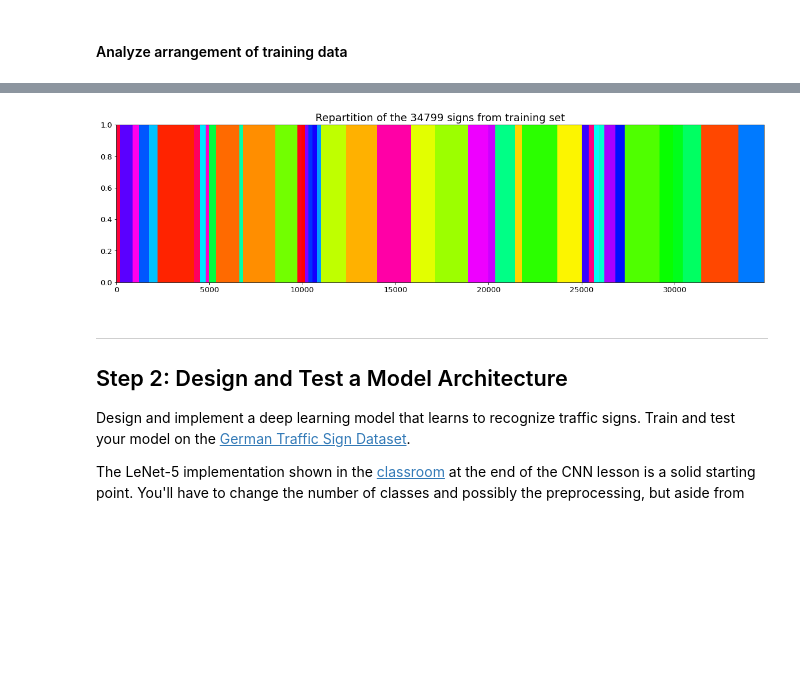
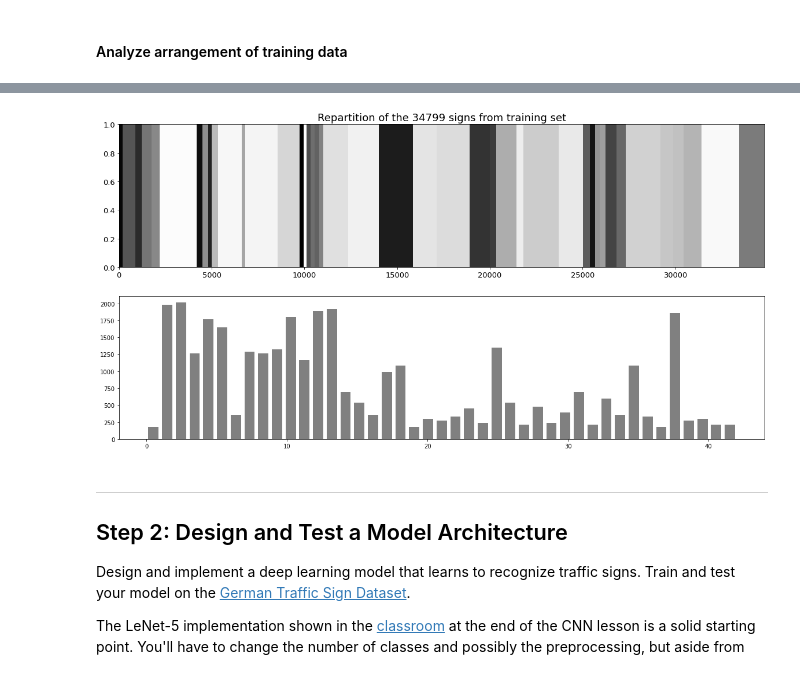
Before and after one commit to parphane/udacity-self_driving_cars, a Jupyter notebook: project-traffic_sign_classifier/Traffic_Sign_Classifier.ipynb, the cells around one changed output, grey strips where cells are left out. Drawn from its saved outputs; the diff is of its cells as text; code cells hidden in the pictures; blank space fills up the shorter version.

Commit message:
Small update on data visualization

```diff
--- a/project-traffic_sign_classifier/Traffic_Sign_Classifier.ipynb
+++ b/project-traffic_sign_classifier/Traffic_Sign_Classifier.ipynb
@@ -173,14 +200,13 @@ plotImages(imgs_each,lbls_each)
 # %%
-fig, ax11 = plt.subplots(1,1, figsize=(20, 5))
-ax11.pcolor(np.asarray([y_train]), cmap = 'hsv')
+fig, (ax11, ax21) = plt.subplots(2, 1, figsize=(20, 10))
+ax11.pcolor(np.asarray([y_train]), cmap = 'Greys')
 ax11.set_title("Repartition of the {} signs from training set".format(len(y_train)), fontsize=18)
-ax11.tick_params(labelleft='off')
 ax11.tick_params(axis='both', which='major', labelsize=13)
+ax21.hist(np.asarray(y_train), bins=n_classes, rwidth=0.75, color="Grey")
 
-plt.pcolor(np.asarray([y_train]), cmap = 'hsv')
 plt.show()
 # %% [output]
-[figure, old version]
+[figure, new version]
 # %% [markdown]
 ----
 
```
Also changed, not shown: parts of 1 cell of this notebook.
